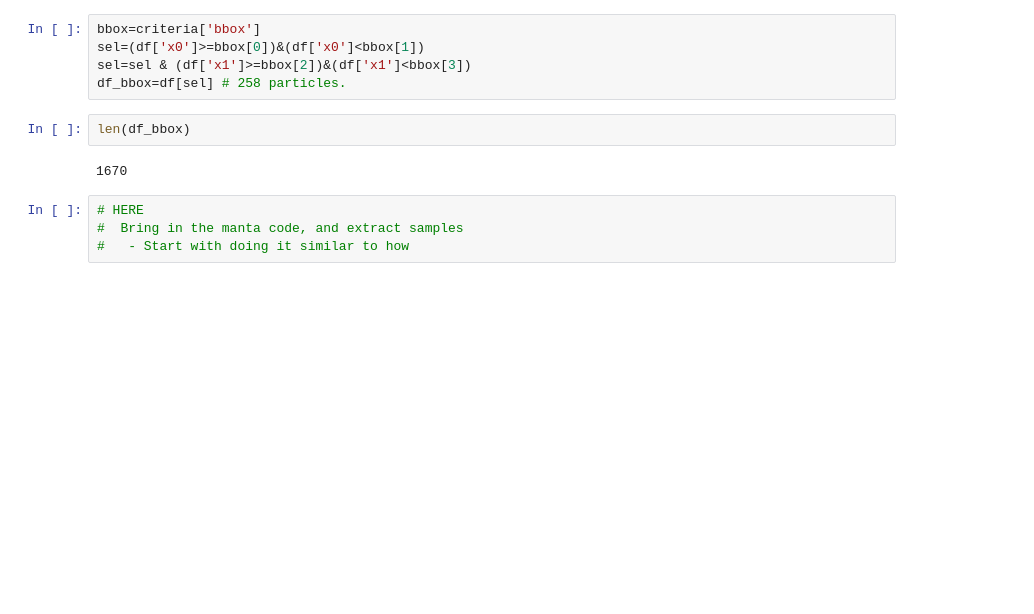
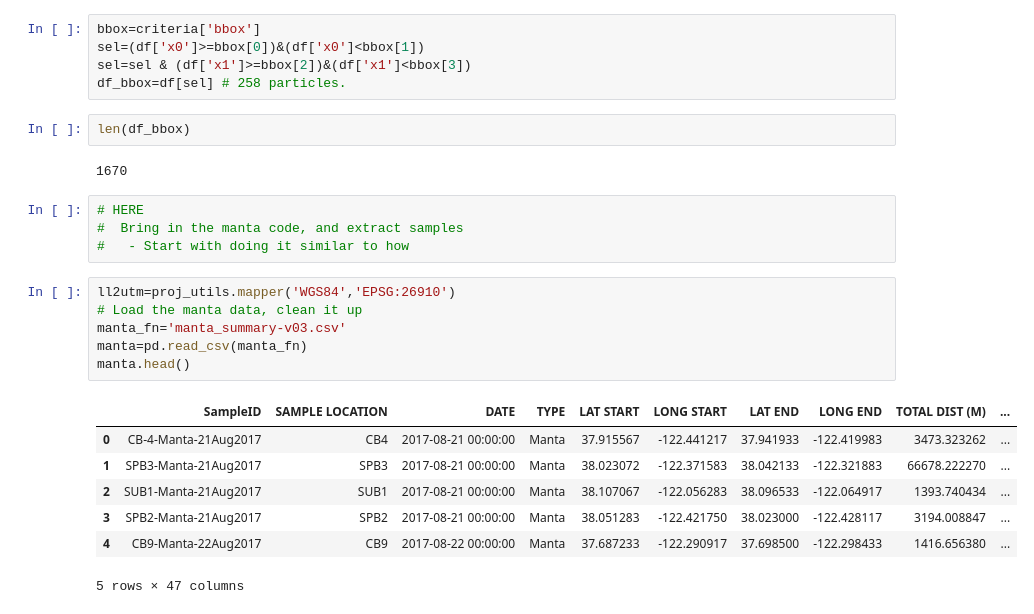
Before and after one commit to rustychris/microplastic_sfbay, a Jupyter notebook: postprocess/postproc_nosql_v01_dask.ipynb, the cells around one changed output. Drawn from its saved outputs; the diff is of its cells as text; blank space fills up the shorter version.

Commit message:
manta analysis

```diff
--- a/postprocess/postproc_nosql_v01_dask.ipynb
+++ b/postprocess/postproc_nosql_v01_dask.ipynb
@@ -272,3 +273,17 @@ len(df_bbox)
 # HERE
 #  Bring in the manta code, and extract samples
 #   - Start with doing it similar to how
+# %%
+ll2utm=proj_utils.mapper('WGS84','EPSG:26910')
+# Load the manta data, clean it up
+manta_fn='manta_summary-v03.csv'
+manta=pd.read_csv(manta_fn)
+manta.head()
+# %% [output]
+|  | SampleID | SAMPLE LOCATION | DATE | TYPE | LAT START | LONG START | LAT END | LONG END | TOTAL DIST (M) | ... |
+| 0 | CB-4-Manta-21Aug2017 | CB4 | 2017-08-21 00:00:00 | Manta | 37.915567 | -122.441217 | 37.941933 | -122.419983 | 3473.323262 | ... |
+| 1 | SPB3-Manta-21Aug2017 | SPB3 | 2017-08-21 00:00:00 | Manta | 38.023072 | -122.371583 | 38.042133 | -122.321883 | 66678.222270 | ... |
+| 2 | SUB1-Manta-21Aug2017 | SUB1 | 2017-08-21 00:00:00 | Manta | 38.107067 | -122.056283 | 38.096533 | -122.064917 | 1393.740434 | ... |
+| 3 | SPB2-Manta-21Aug2017 | SPB2 | 2017-08-21 00:00:00 | Manta | 38.051283 | -122.421750 | 38.023000 | -122.428117 | 3194.008847 | ... |
+| 4 | CB9-Manta-22Aug2017 | CB9 | 2017-08-22 00:00:00 | Manta | 37.687233 | -122.290917 | 37.698500 | -122.298433 | 1416.656380 | ... |
+5 rows × 47 columns
```
Also changed, not shown: parts of 2 cells of this notebook, 1 other file.
